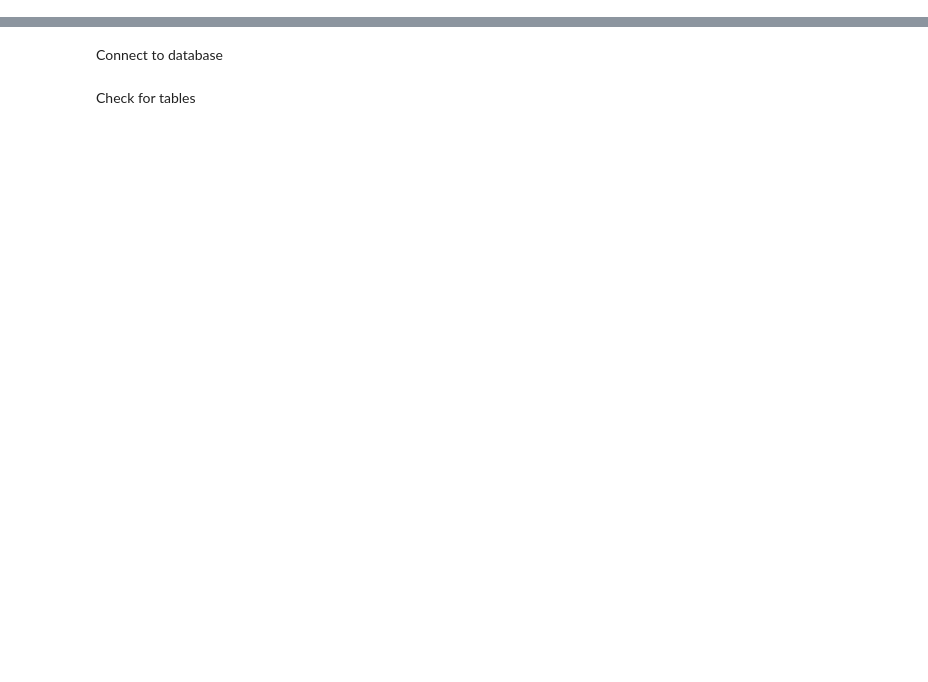
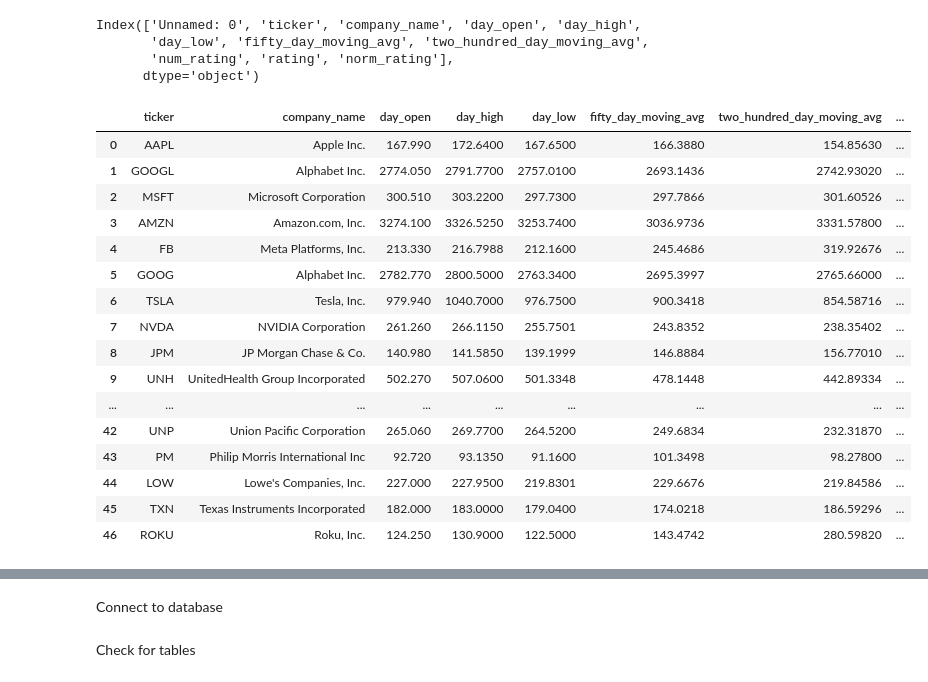
Before and after one commit to billywiltshire77/NWBC-Project2-Group2, a Jupyter notebook: data_load.ipynb, the cells around one changed output, grey strips where cells are left out. Saved outputs shown, nothing was run; the diff lists cells and outputs as text; code cells hidden in the pictures; blank space fills up the shorter version.

```diff
--- a/data_load.ipynb
+++ b/data_load.ipynb
@@ -8 +15,29 @@ stocks_df.head()
+# %%
+stocks_df.columns
+# %% [output]
+Index(['Unnamed: 0', 'ticker', 'company_name', 'day_open', 'day_high',
+       'day_low', 'fifty_day_moving_avg', 'two_hundred_day_moving_avg',
+       'num_rating', 'rating', 'norm_rating'],
+      dtype='object')
+# %%
+stocks_df = stocks_df.drop(columns=['Unnamed: 0'])
+stocks_df
+# %% [output]
+|  | ticker | company_name | day_open | day_high | day_low | fifty_day_moving_avg | two_hundred_day_moving_avg | ... |
+| 0 | AAPL | Apple Inc. | 167.990 | 172.6400 | 167.6500 | 166.3880 | 154.85630 | ... |
+| 1 | GOOGL | Alphabet Inc. | 2774.050 | 2791.7700 | 2757.0100 | 2693.1436 | 2742.93020 | ... |
+| 2 | MSFT | Microsoft Corporation | 300.510 | 303.2200 | 297.7300 | 297.7866 | 301.60526 | ... |
+| 3 | AMZN | Amazon.com, Inc. | 3274.100 | 3326.5250 | 3253.7400 | 3036.9736 | 3331.57800 | ... |
+| 4 | FB | Meta Platforms, Inc. | 213.330 | 216.7988 | 212.1600 | 245.4686 | 319.92676 | ... |
+| 5 | GOOG | Alphabet Inc. | 2782.770 | 2800.5000 | 2763.3400 | 2695.3997 | 2765.66000 | ... |
+| 6 | TSLA | Tesla, Inc. | 979.940 | 1040.7000 | 976.7500 | 900.3418 | 854.58716 | ... |
+| 7 | NVDA | NVIDIA Corporation | 261.260 | 266.1150 | 255.7501 | 243.8352 | 238.35402 | ... |
+| 8 | JPM | JP Morgan Chase & Co. | 140.980 | 141.5850 | 139.1999 | 146.8884 | 156.77010 | ... |
+| 9 | UNH | UnitedHealth Group Incorporated | 502.270 | 507.0600 | 501.3348 | 478.1448 | 442.89334 | ... |
+| ... | ... | ... | ... | ... | ... | ... | ... | ... |
+| 42 | UNP | Union Pacific Corporation | 265.060 | 269.7700 | 264.5200 | 249.6834 | 232.31870 | ... |
+| 43 | PM | Philip Morris International Inc | 92.720 | 93.1350 | 91.1600 | 101.3498 | 98.27800 | ... |
+| 44 | LOW | Lowe's Companies, Inc. | 227.000 | 227.9500 | 219.8301 | 229.6676 | 219.84586 | ... |
+| 45 | TXN | Texas Instruments Incorporated | 182.000 | 183.0000 | 179.0400 | 174.0218 | 186.59296 | ... |
+| 46 | ROKU | Roku, Inc. | 124.250 | 130.9000 | 122.5000 | 143.4742 | 280.59820 | ... |
 # %%
```
Also changed, not shown: parts of 11 cells of this notebook, 1 other file.
